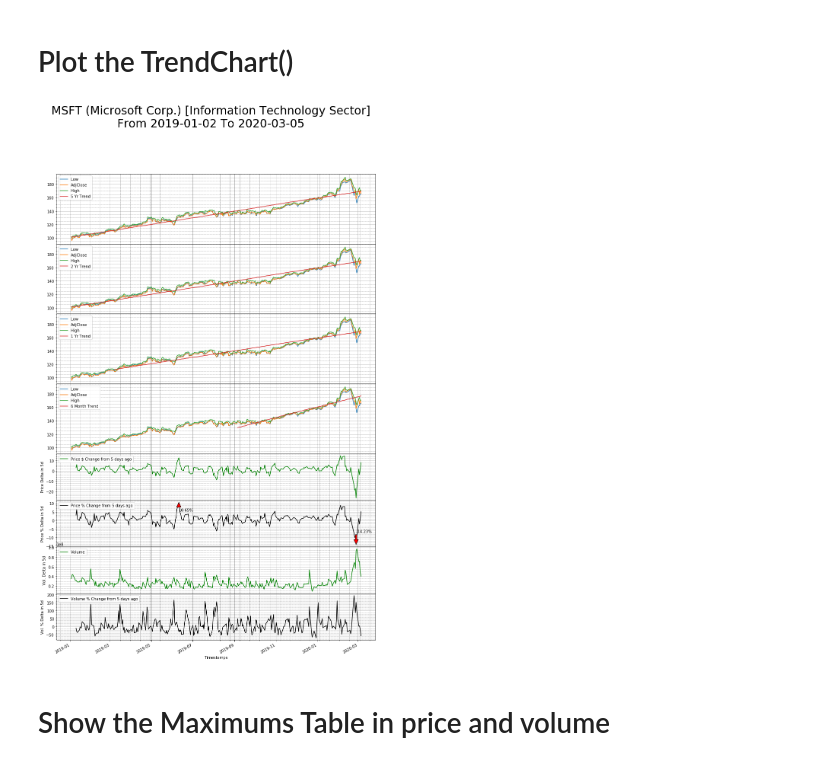
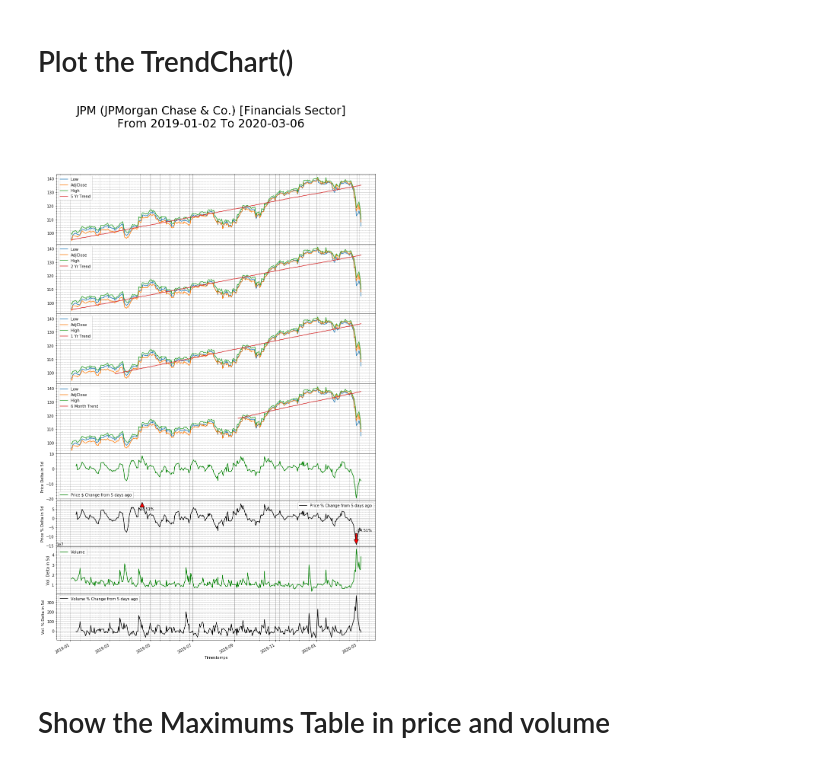
Before and after one commit to sabawi/getstockdata, a Jupyter notebook: test_data.ipynb, the cells around one changed output. Cells and saved outputs as stored; diff of their text form; code cells hidden in the pictures.

```diff
--- a/test_data.ipynb
+++ b/test_data.ipynb
@@ -30,7 +30,7 @@ sd.set_data_directory('./data/')
 stock_count, stock_fields, sp_df = sd.GetSP500_List()
 # %%
 # Set stock symbol
-mystock = 'MSFT'
+mystock = 'jpm'
 sd.set_stock(mystock)
 # %%
 stock_info = sd.get_stock_info(mystock)
@@ -85,7 +82,8 @@ sd.key_stat('ibm')
 # %%
 # Plot another stock
+sd.set_stock('nvda')
 price_df = sd.GetStockDataFrame(sd.get_stock())
-price_df_test = sd.DatesRange(price_df, '2018-06-01')
+price_df_test = sd.DatesRange(price_df, '2019-04-01')
 sd.plot_basic_charts(sd.get_stock(),price_df_test)
 # %% [output]
 |  | 5 Years Trend Line Function | 2 Years Trend Line Function | 1 Year Trend Line Function | 6 Months Trend Line Function |
@@ -241,11 +243,11 @@ main_df['Net Income'].plot(figsize=(12,8), title = sd.get_stock().upper()).grid(
 # %% [markdown]
 # Plot the TrendChart()
 # %%
-price_df = sd.GetStockDataFrame('msft')
+price_df = sd.GetStockDataFrame('jpm')
 price_df = sd.DatesRange(price_df, '2019-01-01')
-price_data_df, maximums_table_df = sd.TrendsPlot('msft',price_df)
+price_data_df, maximums_table_df = sd.TrendsPlot('jpm',price_df)
 # %% [output]
-[figure, old version]
+[figure, new version]
 # %% [markdown]
 # Show the Maximums Table in price and volume
 # %%
```
Also changed, not shown: parts of 25 cells of this notebook, 1 other file.
